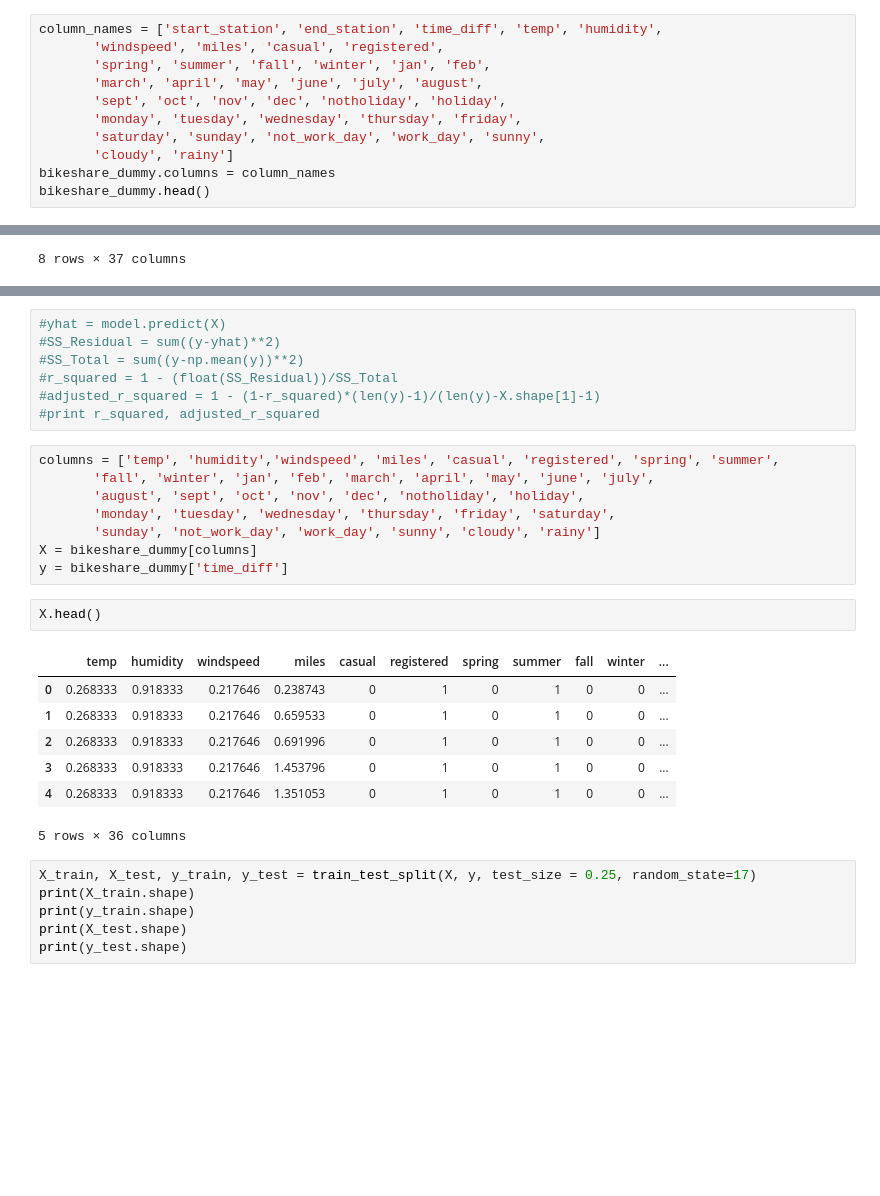
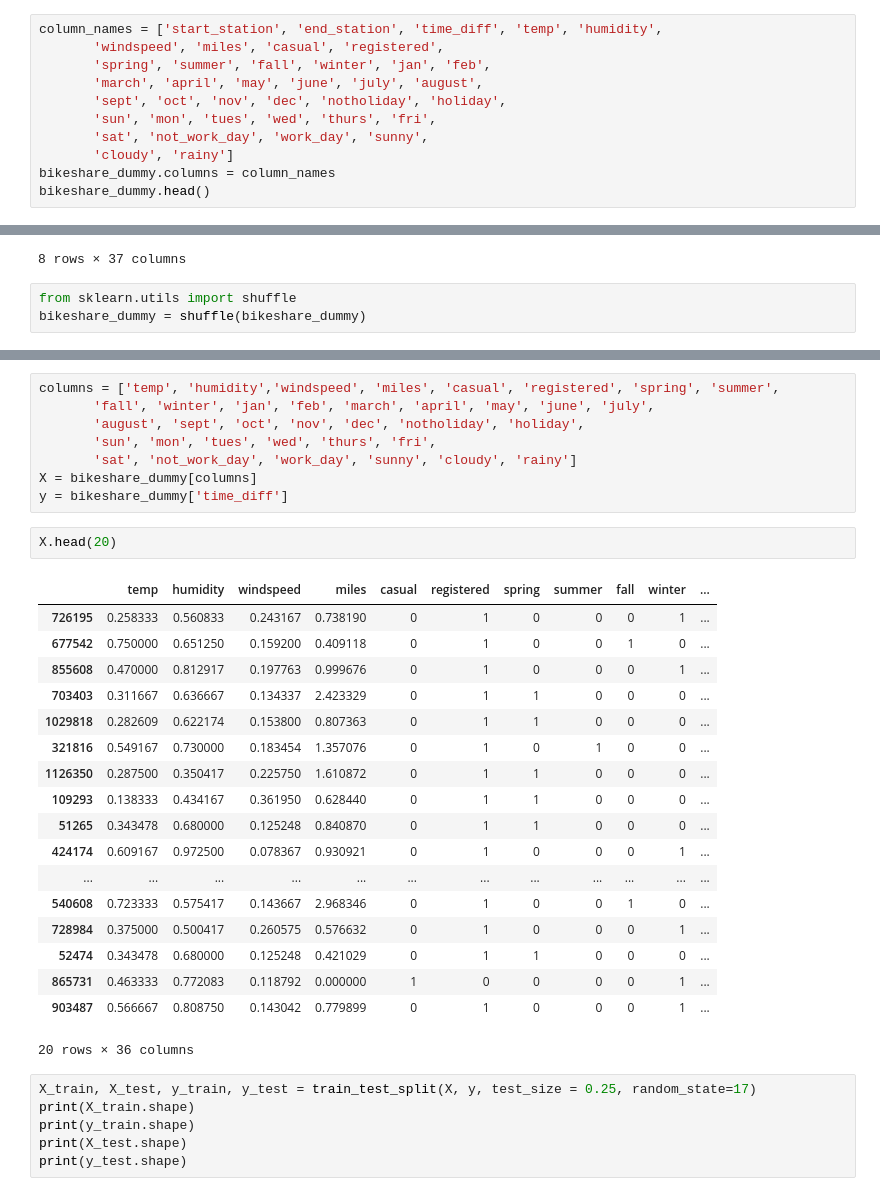
Before and after one commit to mcassi17/Bikeshare_Time_Prediction, a Jupyter notebook: Initial_Machine_Learning.ipynb, the cells around one changed output, grey strips where cells are left out. Saved outputs shown, nothing was run; the diff lists cells and outputs as text; blank space fills up the shorter version.

```diff
--- a/Initial_Machine_Learning.ipynb
+++ b/Initial_Machine_Learning.ipynb
@@ -194,8 +194,8 @@ column_names = ['start_station', 'end_station', 'time_diff', 'temp', 'humidity',
        'spring', 'summer', 'fall', 'winter', 'jan', 'feb',
        'march', 'april', 'may', 'june', 'july', 'august',
        'sept', 'oct', 'nov', 'dec', 'notholiday', 'holiday',
-       'monday', 'tuesday', 'wednesday', 'thursday', 'friday',
-       'saturday', 'sunday', 'not_work_day', 'work_day', 'sunny',
+       'sun', 'mon', 'tues', 'wed', 'thurs', 'fri',
+       'sat', 'not_work_day', 'work_day', 'sunny',
        'cloudy', 'rainy']
 bikeshare_dummy.columns = column_names
 bikeshare_dummy.head()
@@ -220,4 +220,7 @@ bikeshare_dummy.describe()
 | 75% | 1.758300e+01 | 6.600000e-01 | 7.345830e-01 | 2.300920e-01 | 1.538687e+00 | 0.000000e+00 | 1.000000e+00 | 1.000000e+00 | 1.000000e+00 | 1.000000e+00 | ... |
 | max | 7.998300e+01 | 8.491670e-01 | 9.725000e-01 | 5.074630e-01 | 8.543898e+00 | 1.000000e+00 | 1.000000e+00 | 1.000000e+00 | 1.000000e+00 | 1.000000e+00 | ... |
 8 rows × 37 columns
+# %%
+from sklearn.utils import shuffle
+bikeshare_dummy = shuffle(bikeshare_dummy)
 # %%
@@ -235,28 +240,32 @@ from sklearn.metrics import r2_score
-# %%
-#yhat = model.predict(X)
-#SS_Residual = sum((y-yhat)**2)
-#SS_Total = sum((y-np.mean(y))**2)
-#r_squared = 1 - (float(SS_Residual))/SS_Total
-#adjusted_r_squared = 1 - (1-r_squared)*(len(y)-1)/(len(y)-X.shape[1]-1)
-#print r_squared, adjusted_r_squared
 # %%
 columns = ['temp', 'humidity','windspeed', 'miles', 'casual', 'registered', 'spring', 'summer',
        'fall', 'winter', 'jan', 'feb', 'march', 'april', 'may', 'june', 'july',
        'august', 'sept', 'oct', 'nov', 'dec', 'notholiday', 'holiday',
-       'monday', 'tuesday', 'wednesday', 'thursday', 'friday', 'saturday',
-       'sunday', 'not_work_day', 'work_day', 'sunny', 'cloudy', 'rainy']
+       'sun', 'mon', 'tues', 'wed', 'thurs', 'fri',
+       'sat', 'not_work_day', 'work_day', 'sunny', 'cloudy', 'rainy']
 X = bikeshare_dummy[columns]
 y = bikeshare_dummy['time_diff']
 # %%
-X.head()
+X.head(20)
 # %% [output]
 |  | temp | humidity | windspeed | miles | casual | registered | spring | summer | fall | winter | ... |
-| 0 | 0.268333 | 0.918333 | 0.217646 | 0.238743 | 0 | 1 | 0 | 1 | 0 | 0 | ... |
-| 1 | 0.268333 | 0.918333 | 0.217646 | 0.659533 | 0 | 1 | 0 | 1 | 0 | 0 | ... |
-| 2 | 0.268333 | 0.918333 | 0.217646 | 0.691996 | 0 | 1 | 0 | 1 | 0 | 0 | ... |
-| 3 | 0.268333 | 0.918333 | 0.217646 | 1.453796 | 0 | 1 | 0 | 1 | 0 | 0 | ... |
-| 4 | 0.268333 | 0.918333 | 0.217646 | 1.351053 | 0 | 1 | 0 | 1 | 0 | 0 | ... |
+| 726195 | 0.258333 | 0.560833 | 0.243167 | 0.738190 | 0 | 1 | 0 | 0 | 0 | 1 | ... |
+| 677542 | 0.750000 | 0.651250 | 0.159200 | 0.409118 | 0 | 1 | 0 | 0 | 1 | 0 | ... |
+| 855608 | 0.470000 | 0.812917 | 0.197763 | 0.999676 | 0 | 1 | 0 | 0 | 0 | 1 | ... |
+| 703403 | 0.311667 | 0.636667 | 0.134337 | 2.423329 | 0 | 1 | 1 | 0 | 0 | 0 | ... |
+| 1029818 | 0.282609 | 0.622174 | 0.153800 | 0.807363 | 0 | 1 | 1 | 0 | 0 | 0 | ... |
+| 321816 | 0.549167 | 0.730000 | 0.183454 | 1.357076 | 0 | 1 | 0 | 1 | 0 | 0 | ... |
+| 1126350 | 0.287500 | 0.350417 | 0.225750 | 1.610872 | 0 | 1 | 1 | 0 | 0 | 0 | ... |
+| 109293 | 0.138333 | 0.434167 | 0.361950 | 0.628440 | 0 | 1 | 1 | 0 | 0 | 0 | ... |
+| 51265 | 0.343478 | 0.680000 | 0.125248 | 0.840870 | 0 | 1 | 1 | 0 | 0 | 0 | ... |
+| 424174 | 0.609167 | 0.972500 | 0.078367 | 0.930921 | 0 | 1 | 0 | 0 | 0 | 1 | ... |
+| ... | ... | ... | ... | ... | ... | ... | ... | ... | ... | ... | ... |
+| 540608 | 0.723333 | 0.575417 | 0.143667 | 2.968346 | 0 | 1 | 0 | 0 | 1 | 0 | ... |
+| 728984 | 0.375000 | 0.500417 | 0.260575 | 0.576632 | 0 | 1 | 0 | 0 | 0 | 1 | ... |
+| 52474 | 0.343478 | 0.680000 | 0.125248 | 0.421029 | 0 | 1 | 1 | 0 | 0 | 0 | ... |
+| 865731 | 0.463333 | 0.772083 | 0.118792 | 0.000000 | 1 | 0 | 0 | 0 | 0 | 1 | ... |
+| 903487 | 0.566667 | 0.808750 | 0.143042 | 0.779899 | 0 | 1 | 0 | 0 | 0 | 1 | ... |
-5 rows × 36 columns
+20 rows × 36 columns
 # %%
 X_train, X_test, y_train, y_test = train_test_split(X, y, test_size = 0.25, random_state=17)
 print(X_train.shape)
```
Also changed, not shown: parts of 9 cells of this notebook.
